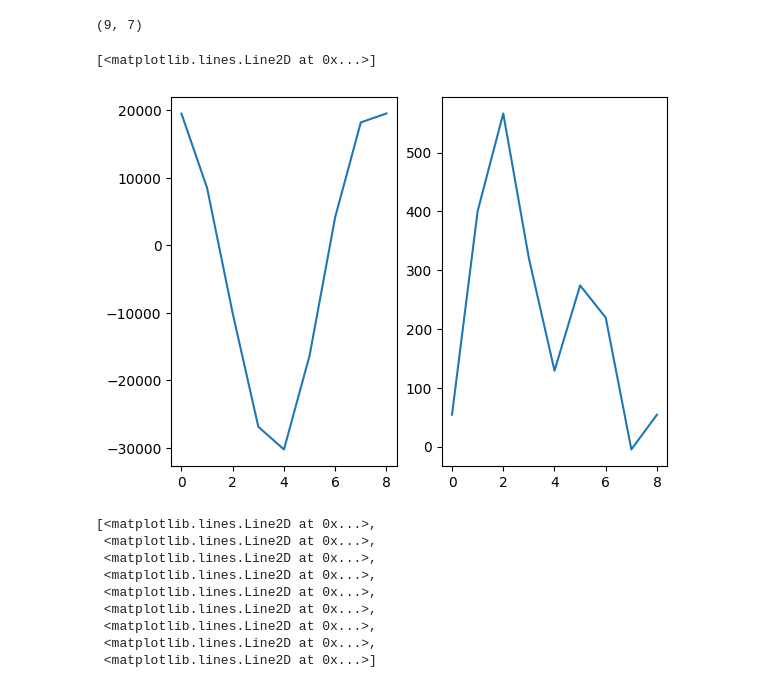
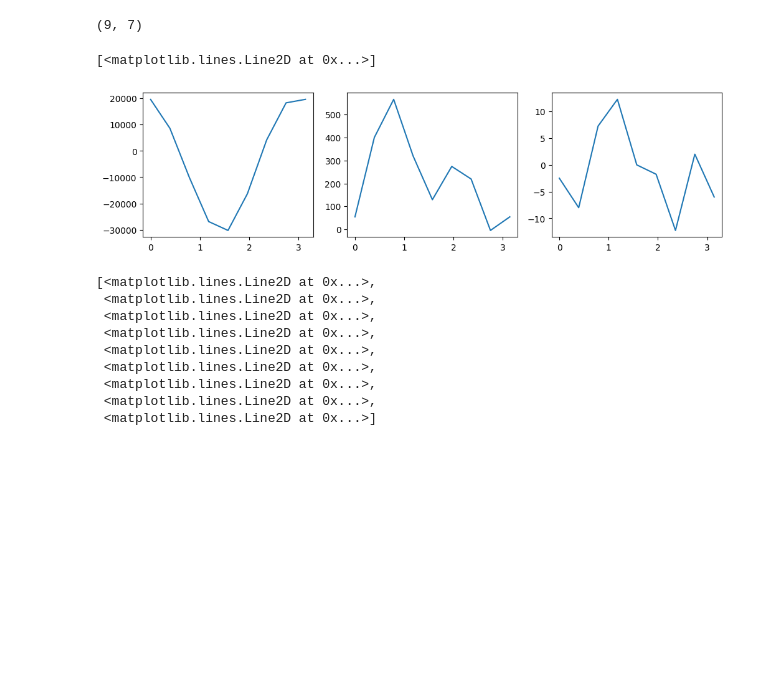
Before and after one commit to arjenvaartjes/Psyduck, a Jupyter notebook: examples/quadrupole modeling/extracting_quadrupole_tensor_few_angles.ipynb, the cells around one changed output. Drawn from its saved outputs; the diff is of its cells as text; code cells hidden in the pictures; blank space fills up the shorter version.

```diff
--- a/examples/quadrupole modeling/extracting_quadrupole_tensor_few_angles.ipynb
+++ b/examples/quadrupole modeling/extracting_quadrupole_tensor_few_angles.ipynb
@@ -100,12 +100,13 @@ nmr.shape
 # %% [output]
 (9, 7)
 # %%
-fig, ax = plt.subplots(1,2)
-ax[0].plot(fq_1_measured)
-ax[1].plot(fq_2_measured)
+fig, ax = plt.subplots(1,3, figsize=(12,3))
+ax[0].plot(thetas, fq_1_measured)
+ax[1].plot(thetas, fq_2_measured)
+ax[2].plot(thetas, fq_3_measured)
 # %% [output]
 [<matplotlib.lines.Line2D at 0x...>]
-[figure, old version]
+[figure, new version]
 # %%
 fig, ax = plt.subplots(1,2)
 ax[0].plot(f_ner1_measured.T)
```
Also changed, not shown: parts of 5 cells of this notebook.
